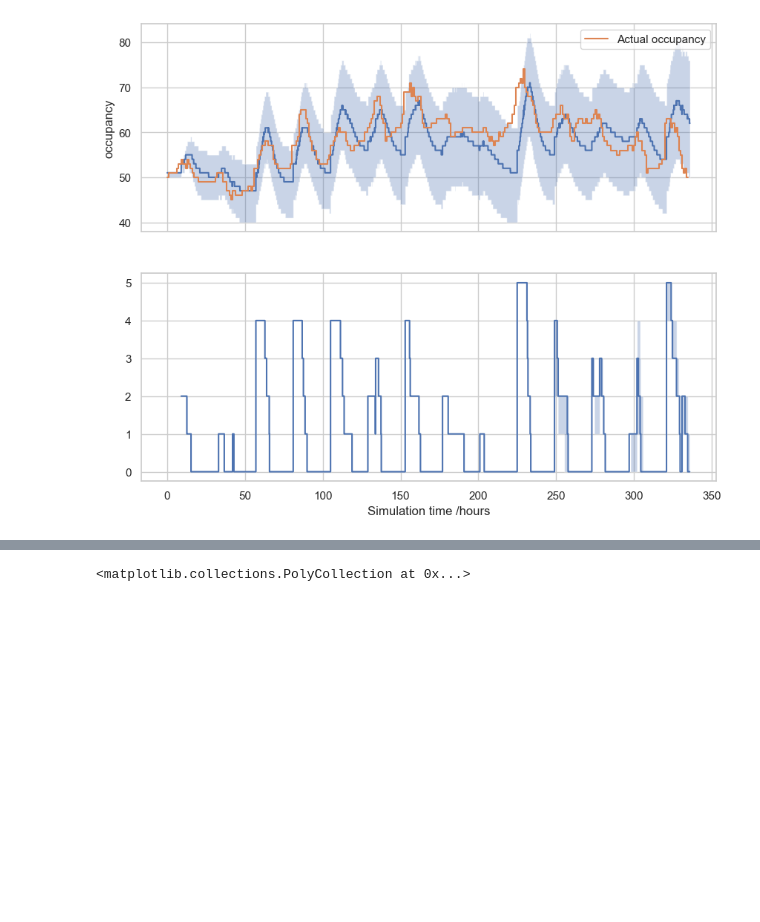
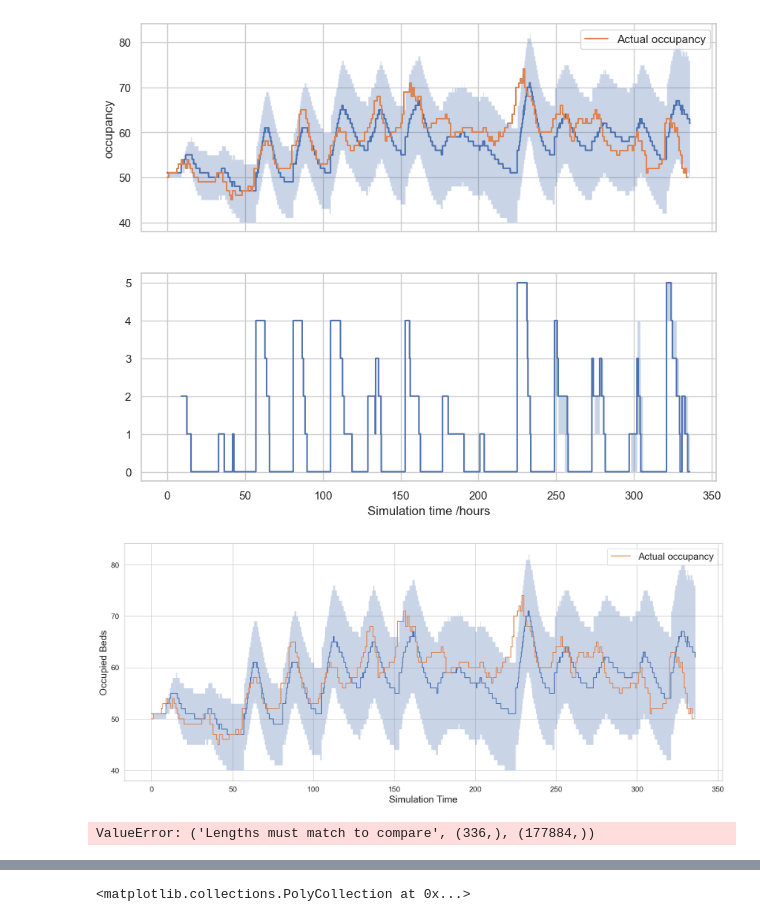
Before and after one commit to CSampsonSomersetFT/SurgicalForecastingTool, a Jupyter notebook: simulation_parameterisation.ipynb, the cells around one changed output, grey strips where cells are left out. Cells and saved outputs as stored; diff of their text form; code cells hidden in the pictures; blank space fills up the shorter version.

```diff
--- a/simulation_parameterisation.ipynb
+++ b/simulation_parameterisation.ipynb
@@ -1134,0 +1184,29 @@ Text(0.5, 0, 'Simulation time /hours')
+# %%
+fig = plt.figure(figsize=(20,8))
+
+ax = sns.lineplot(x=merged_beds_df["Simulation time"], y=np.percentile(merged_beds_df.set_index("Simulation time").values.T, 50, axis=0), drawstyle='steps-post')
+sns.lineplot(occupancy_home_df, x="sim_time", y="occupancy", drawstyle='steps-post', label="Actual occupancy", ax=ax)
+ax.fill_between(
+    merged_beds_df["Simulation time"],
+    np.percentile(merged_beds_df.set_index("Simulation time").values.T, 2.5, axis=0),
+    np.percentile(merged_beds_df.set_index("Simulation time").values.T, 97.5, axis=0),
+    alpha=0.3,
+    step='post'
+)
+
+plt.legend(fontsize=18)
+ax.set_xlabel("Simulation Time", )
+ax.set_ylabel("Occupied Beds")
+
+ax.xaxis.label.set_size(18)
+ax.yaxis.label.set_size(18)
+ax.tick_params(axis='x', labelsize=14)
+ax.tick_params(axis='y', labelsize=14)
+
+plt.savefig("images/val6_random_los_dur_init_los.png", dpi=600)
+# %% [output]
+[figure, added]
+# %%
+occupancy_home_df["occupancy"] >= np.percentile(merged_beds_df.set_index("Simulation time").values.T, 2.5, axis=0)
+# %% [output]
+ValueError: ('Lengths must match to compare', (336,), (177884,))
```
Also changed, not shown: parts of 37 cells of this notebook, 5 other files.
